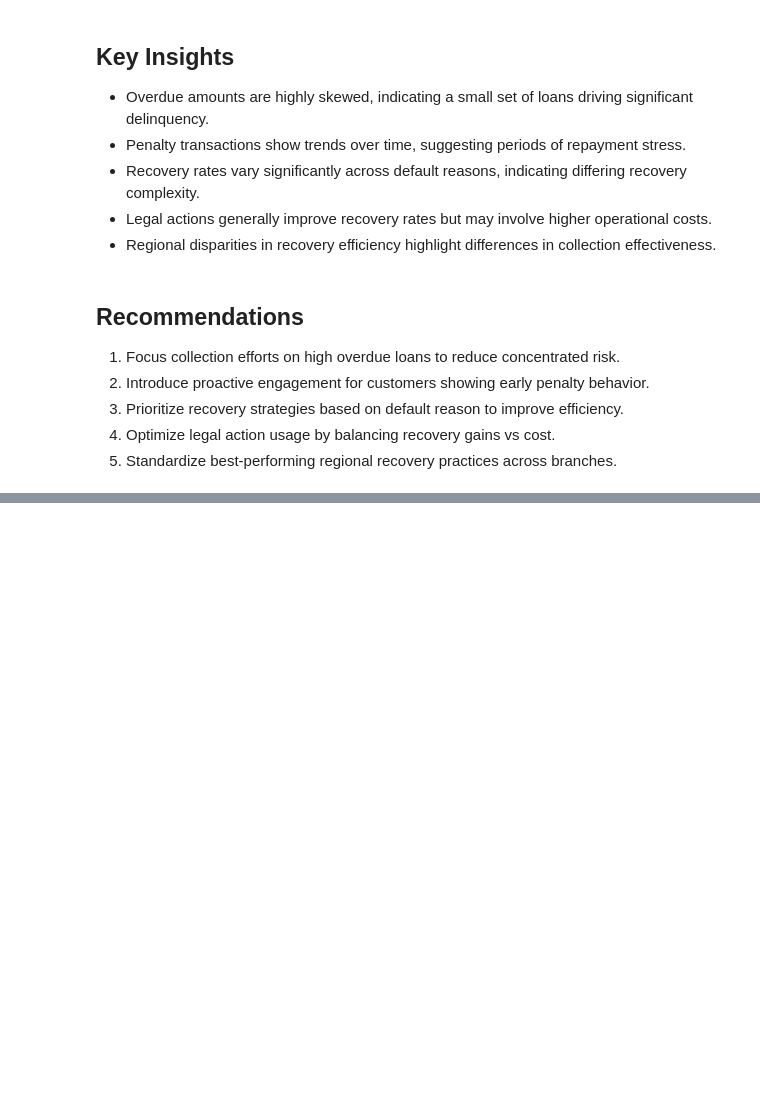
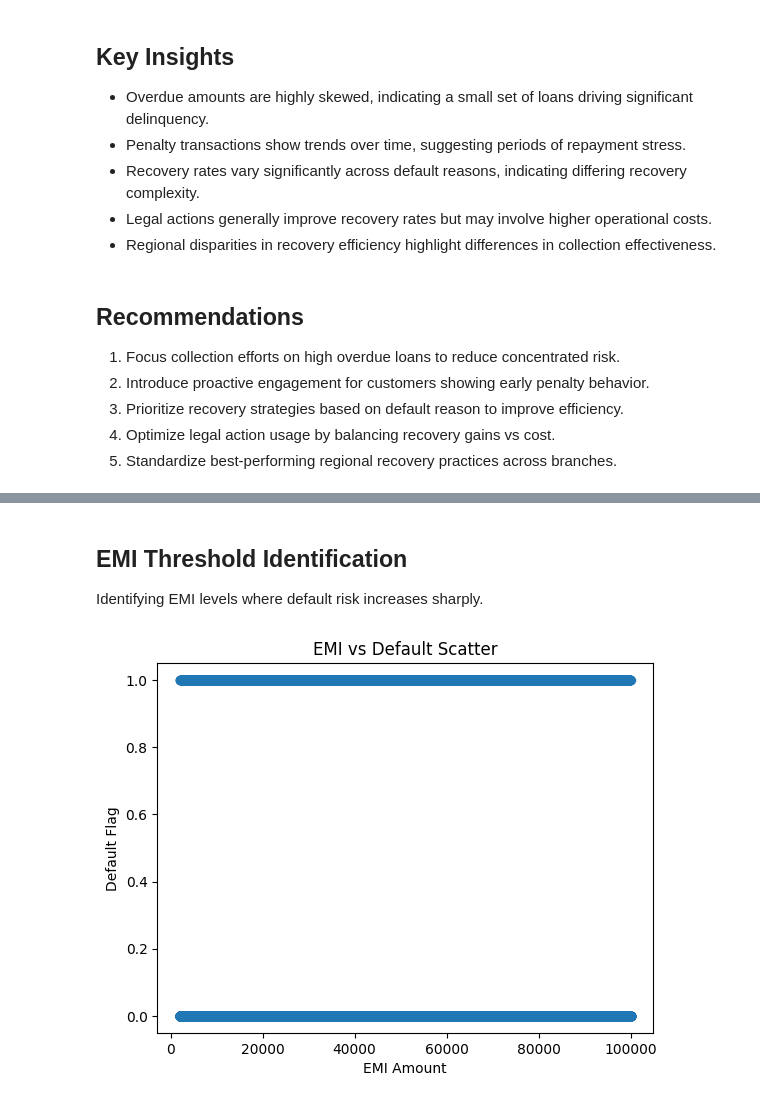
Before and after one commit to madhurmd/hero-fincorp-loan-analysis, a Jupyter notebook: notebooks/analysis.ipynb, the cells around one changed output, grey strips where cells are left out. Cells and saved outputs as stored; diff of their text form; code cells hidden in the pictures; blank space fills up the shorter version.

```diff
--- a/notebooks/analysis.ipynb
+++ b/notebooks/analysis.ipynb
@@ -1032,0 +1079,13 @@ plt.show()
+# %% [markdown]
+## EMI Threshold Identification
+
+Identifying EMI levels where default risk increases sharply.
+# %%
+plt.figure()
+plt.scatter(loans['EMI_Amount'], loans['Default_Flag'], alpha=0.3)
+plt.title("EMI vs Default Scatter")
+plt.xlabel("EMI Amount")
+plt.ylabel("Default Flag")
+plt.show()
+# %% [output]
+[figure, added]
```
Also changed, not shown: parts of 15 cells of this notebook.
